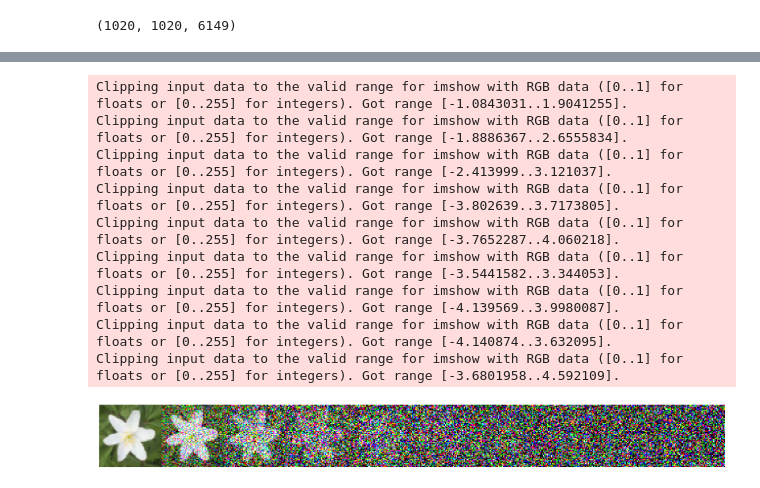
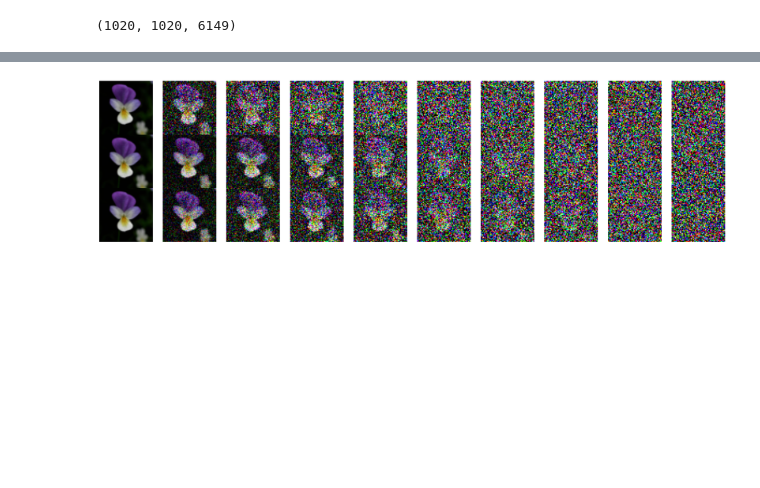
Before and after one commit to Johnxjp/machine-learning-playground, a Jupyter notebook: diffusion/flowers_diffusion.ipynb, the cells around one changed output, grey strips where cells are left out. Saved outputs shown, nothing was run; the diff lists cells and outputs as text; code cells hidden in the pictures; blank space fills up the shorter version.

Commit message:
diffusion models

```diff
--- a/diffusion/flowers_diffusion.ipynb
+++ b/diffusion/flowers_diffusion.ipynb
@@ -46,6 +51,6 @@ Text(0.5, 1.0, '68')
 # %%
-def linear_diffusion_schedule(min_rate: float, max_rate: float, steps: int) -> list[float]:
+def linear_diffusion_schedule(beta_min: float, beta_max: float, diffusion_times: list[float]) -> list[float]:
     """ Returns the alpha bar values at different time steps based on a linearly increasing schedule """
-    betas = min_rate + np.linspace(0.0, 1.0, num=steps) * (max_rate - min_rate)
+    betas = beta_min + diffusion_times * (beta_max - beta_min)
     alphas = 1 - betas
     return np.cumprod(alphas)
@@ -52,5 +63,5 @@ def linear_diffusion_schedule(min_rate: float, max_rate: float, steps: int) -> l
 # %%
-def sinusoid_diffusion_schedule(steps: int) -> list[float]:
+def cosine_diffusion_schedule(diffusion_times: list[float]) -> list[float]:
     """ Returns the alpha bar values at different time steps using sinusoid schedule."""
-    return np.cos(np.linspace(0.0, 1.0, num=steps) * (np.pi / 2)) ** 2
+    return np.cos(diffusion_times * (np.pi / 2)) ** 2
 # %%
@@ -83,34 +98,36 @@ Text(0.5, 1.0, 'noise')
 # %%
 def image_corruption(
     input_image: torch.Tensor,
-    steps: int,
-    schedule: Callable[[int], list[float]]
+    max_steps: int,
+    schedule: Callable[list[float], list[float]]
 ) -> torch.Tensor:
     """ Returns image corrupted at different time steps """
-    alpha_bars = torch.Tensor(schedule(steps)).view(steps, 1, 1, 1)
-    input_repeated = input_image.repeat((steps, 1, 1, 1))
-    gaussian_noise = torch.normal(0.0, 1.0, (steps, input_image.shape[0], input_image.shape[1], input_image.shape[2]))
+    diffusion_times = np.linspace(0.0, 1.0, num=max_steps)
+    alpha_bars = torch.Tensor(schedule(diffusion_times)).view(max_steps, 1, 1, 1)
+    input_repeated = input_image.repeat((max_steps, 1, 1, 1))
+    gaussian_noise = torch.randn((max_steps, input_image.shape[0], input_image.shape[1], input_image.shape[2]))
     images = torch.sqrt(alpha_bars) * input_repeated + torch.sqrt(1 - alpha_bars) * gaussian_noise
     return torch.cat((torch.unsqueeze(input_image, 0), images))
 # %%
 steps = 1000
-corrupted_images = image_corruption(test_batch_data[0], steps, lambda s: linear_diffusion_schedule(0.0001, 0.02, s))
-f, ax = plt.subplots(1, int(steps / 100), sharey=True, figsize=(20, 3))
-for i, a in enumerate(ax):
-    min_val = torch.min(corrupted_images[i * 100])
-    max_val = torch.max(corrupted_images[i * 100])
-    a.imshow(corrupted_images[i * 100].permute(1, 2, 0))
-    a.axis("off")
+linear_corrupted = image_corruption(test_batch_data[0], steps, lambda s: linear_diffusion_schedule(0.0001, 0.02, s))
+quadratic_corrupted = image_corruption(test_batch_data[0], steps, lambda s: quadratic_diffusion_schedule(0.0001, 0.02, s))
+cosine_corrupted = image_corruption(test_batch_data[0], steps, lambda s: cosine_diffusion_schedule(s))
+f, ax = plt.subplots(3, int(steps / 100), sharey=True, figsize=(20, 5))
+for i in range(len(ax[0])):
+    img = linear_corrupted[i * 100]
+    ax[0][i].imshow(tensor_to_pil(img))
+    ax[0][i].axis("off")
 
-f.tight_layout(pad=0)
+    img = quadratic_corrupted[i * 100]
+    ax[1][i].imshow(tensor_to_pil(img))
+    ax[1][i].axis("off")
+
+    img = cosine_corrupted[i * 100]
+    ax[2][i].imshow(tensor_to_pil(img))
+    ax[2][i].axis("off")
+
+
+f.tight_layout(pad=0, h_pad=0, w_pad=0)
 # %% [output]
-Clipping input data to the valid range for imshow with RGB data ([0..1] for floats or [0..255] for integers). Got range [-1.0843031..1.9041255].
-Clipping input data to the valid range for imshow with RGB data ([0..1] for floats or [0..255] for integers). Got range [-1.8886367..2.6555834].
-Clipping input data to the valid range for imshow with RGB data ([0..1] for floats or [0..255] for integers). Got range [-2.413999..3.121037].
-Clipping input data to the valid range for imshow with RGB data ([0..1] for floats or [0..255] for integers). Got range [-3.802639..3.7173805].
-Clipping input data to the valid range for imshow with RGB data ([0..1] for floats or [0..255] for integers). Got range [-3.7652287..4.060218].
-Clipping input data to the valid range for imshow with RGB data ([0..1] for floats or [0..255] for integers). Got range [-3.5441582..3.344053].
-Clipping input data to the valid range for imshow with RGB data ([0..1] for floats or [0..255] for integers). Got range [-4.139569..3.9980087].
-Clipping input data to the valid range for imshow with RGB data ([0..1] for floats or [0..255] for integers). Got range [-4.140874..3.632095].
-Clipping input data to the valid range for imshow with RGB data ([0..1] for floats or [0..255] for integers). Got range [-3.6801958..4.592109].
-[figure, old version]
+[figure, new version]
```
Also changed, not shown: parts of 28 cells of this notebook, 6 other files.
